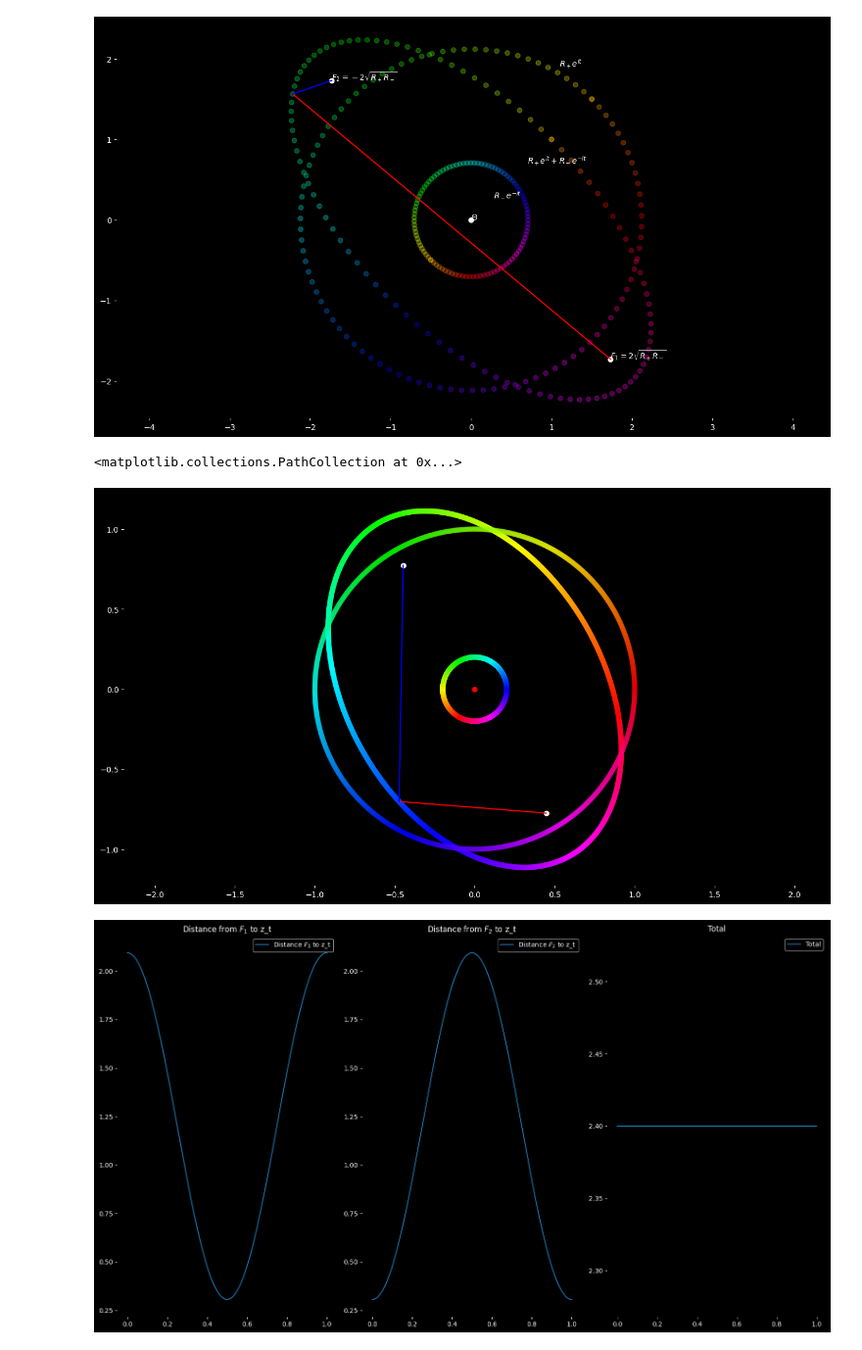
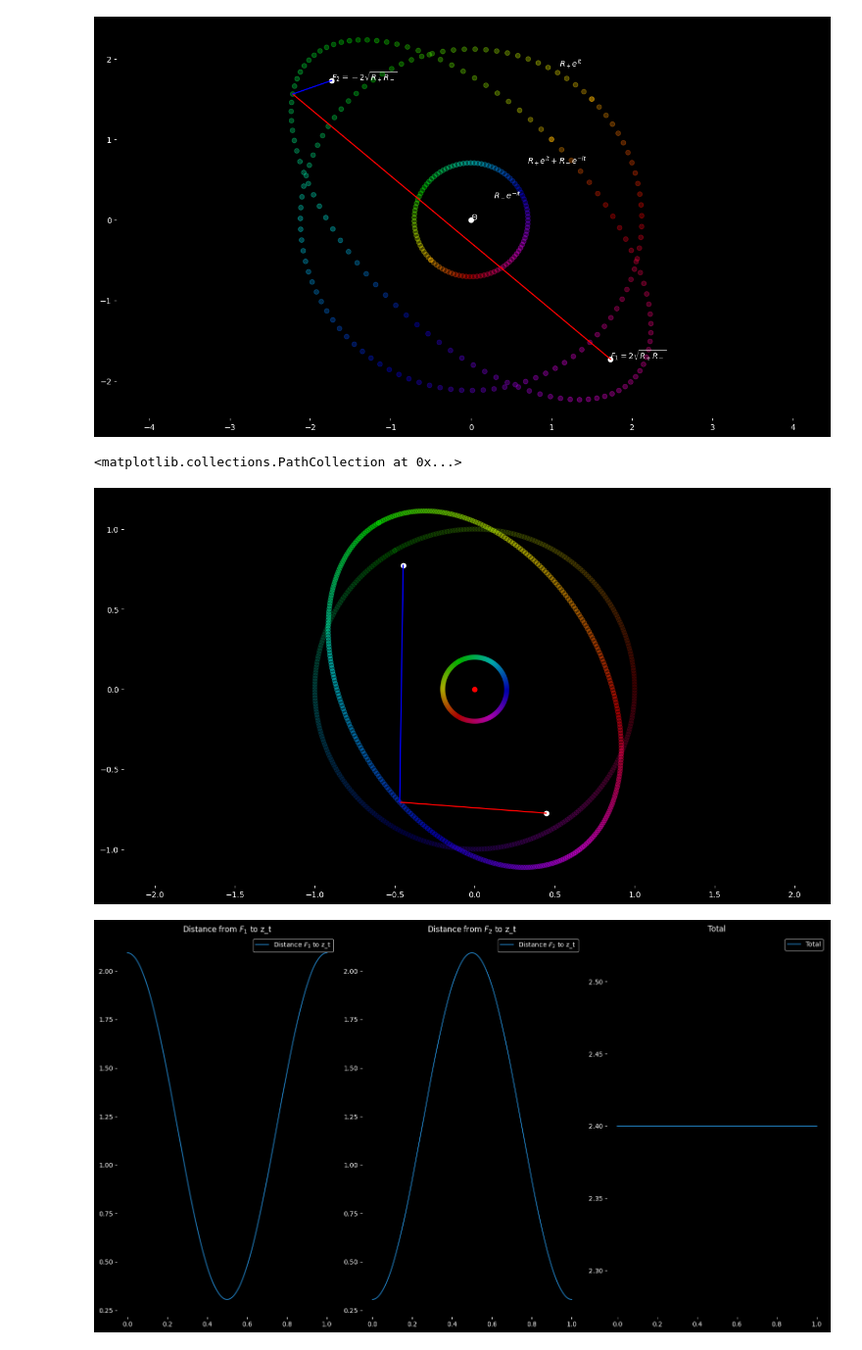
Before and after one commit to fbunc/video_script_notebook, a Jupyter notebook: ellipses_compass.ipynb, the cells around one changed output. Shown: that part at 98% size. Cells and saved outputs as stored; diff of their text form; code cells hidden in the pictures.

```diff
--- a/ellipses_compass.ipynb
+++ b/ellipses_compass.ipynb
@@ -246,38 +236,38 @@ plt.scatter(N_t.real,N_t.imag,cmap='hsv',c=np.angle(-P_t),alpha=0.3)
 <matplotlib.collections.PathCollection at 0x...>
 [figure]
 # %%
-N=3600
+N=360
 sample=int(0.3*N)
 t=np.linspace(0,2*np.pi,N)
 # x_o=3+1j*0
 # y_o=1+1j*0
 
 sx=16
 sy=9
 R_p=np.exp(1j*2*np.pi/3)
 R_n=0.2*R_p
 omega_p=1
 omega_n=1
 f1 = 2*np.sqrt(R_p*R_n)
 f2 = -2*np.sqrt(R_p*R_n)
 
 
 P_t=R_p*np.exp(1j*omega_p*t)
 N_t=R_n*np.exp(-1j*omega_n*t)
 z_t=P_t+N_t
 plt.figure(figsize=(sx,sy))
 plt.axis('equal')
 plt.scatter(z_t.real,z_t.imag,cmap='hsv',c=np.angle(-P_t),alpha=0.3)
 plt.scatter(P_t.real,P_t.imag,cmap='hsv',c=np.angle(-P_t),alpha=0.1)
 plt.scatter(N_t.real,N_t.imag,cmap='hsv',c=np.angle(-P_t),alpha=0.1)
 plt.scatter(f1.real,f1.imag,color="white")
 plt.scatter(f2.real,f2.imag,color="white")
 plt.plot([z_t.real[sample],f1.real],[z_t.imag[sample],f1.imag],c='r')
 plt.plot([z_t.real[sample],f2.real],[z_t.imag[sample],f2.imag],c='b')
 plt.scatter(0,0,c="red")
 # %% [output]
 <matplotlib.collections.PathCollection at 0x...>
-[figure, old version]
+[figure, new version]
 # %%
 dist_f1_zt      = np.zeros_like(z_t,dtype='float')
 dist_f2_zt      = np.zeros_like(z_t,dtype='float')
```
Also changed, not shown: parts of 3 cells of this notebook, 1 other file.
